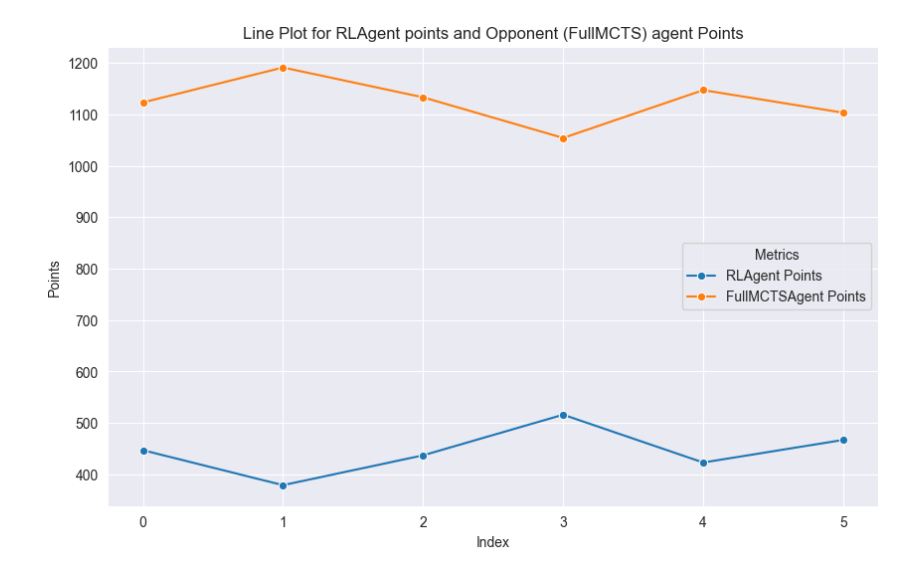
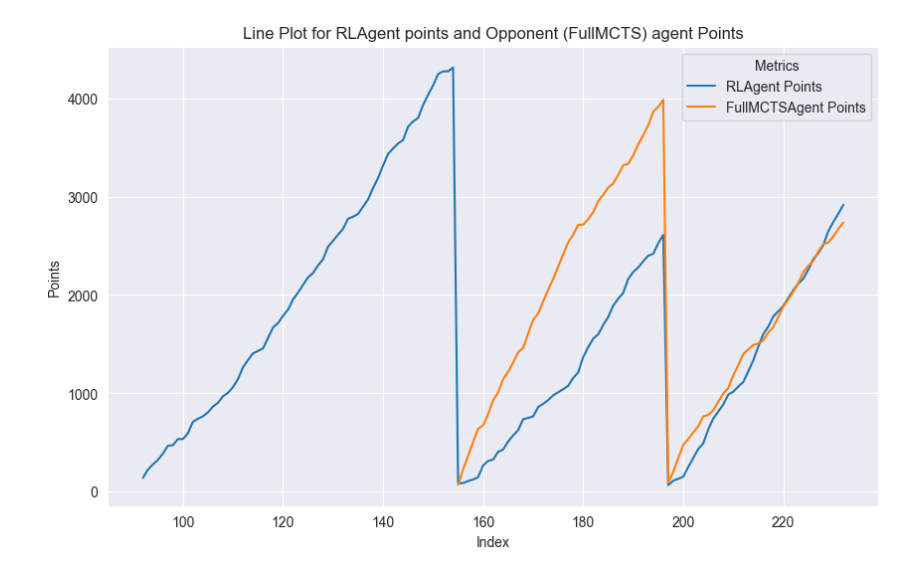
Before and after one commit to d-sbrgr/jassager, a Jupyter notebook: rl_performance_viz.ipynb, the cells around one changed output. Drawn from its saved outputs; the diff is of its cells as text; code cells hidden in the pictures.

```diff
--- a/rl_performance_viz.ipynb
+++ b/rl_performance_viz.ipynb
@@ -6,7 +6,10 @@ import matplotlib.pyplot as plt
 import seaborn as sns
 import pandas as pd
 # %%
-csv_file = "rl_game_arena_data.csv"
+csv_file = "jass_test_metrics.csv"
+
+# jass_scrofa_v1_data.csv
+# jass_test_metrics.csv
 # %%
 df = pd.read_csv(csv_file, index_col=0)
 # %%
@@ -26,14 +40,14 @@ df
 # %%
 plt.figure(figsize=(10, 6))
-sns.lineplot(data=df, x=df.index, y="team_points", label="RLAgent Points", marker="o")
-sns.lineplot(data=df, x=df.index, y="opponent_points", label="FullMCTSAgent Points", marker="o")
+sns.lineplot(data=df, x=df.index, y="team_points", label="RLAgent Points")
+sns.lineplot(data=df, x=df.index, y="opponent_points", label="FullMCTSAgent Points")
 
 plt.title("Line Plot for RLAgent points and Opponent (FullMCTS) agent Points")
 plt.xlabel("Index")
 plt.ylabel("Points")
 plt.legend(title="Metrics")
 plt.grid(True)
 
 plt.show()
 # %% [output]
-[figure, old version]
+[figure, new version]
```
Also changed, not shown: parts of 8 cells of this notebook, 16 other files.
